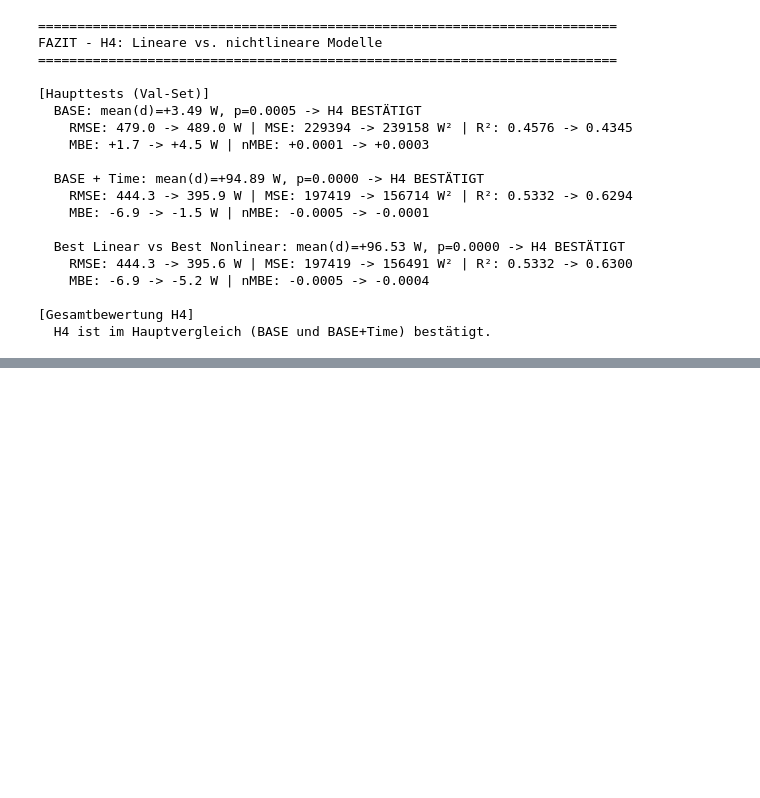
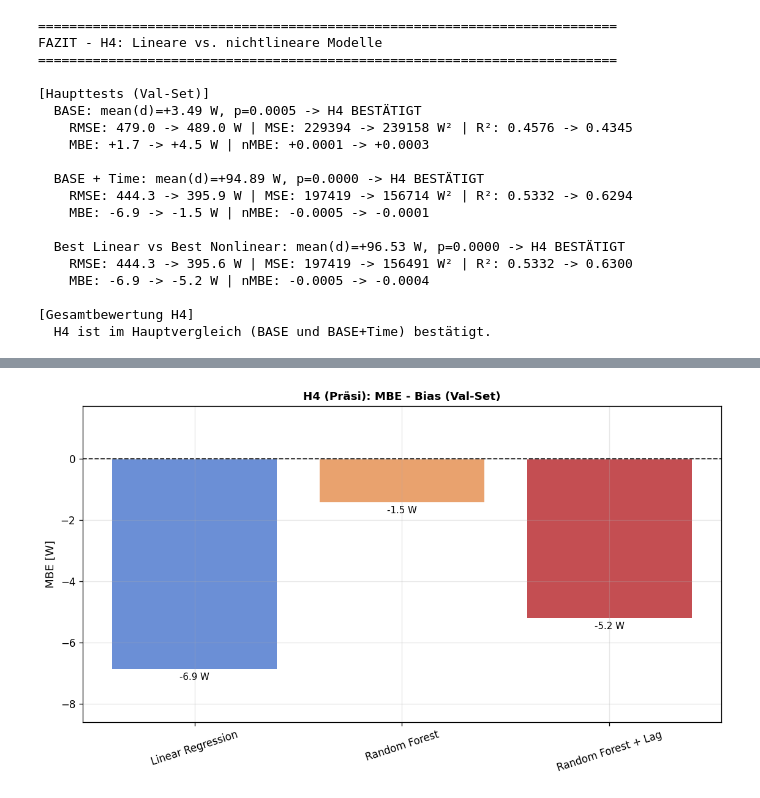
Before and after one commit to Anni075/KI-Project, a Jupyter notebook: notebooks/hypothesen/H04_linear_vs_nonlinear_models.ipynb, the cells around one changed output, grey strips where cells are left out. Cells and saved outputs as stored; diff of their text form; code cells hidden in the pictures; blank space fills up the shorter version.

```diff
--- a/notebooks/hypothesen/H04_linear_vs_nonlinear_models.ipynb
+++ b/notebooks/hypothesen/H04_linear_vs_nonlinear_models.ipynb
@@ -390,0 +444,40 @@ FAZIT - H4: Lineare vs. nichtlineare Modelle
+# %%
+# Separate MBE-Abbildung für die Präsi (gleiche Typografie wie in der Kombi-Abbildung)
+FONT_SUPTITLE = 12
+FONT_TITLE = 11
+FONT_LABEL = 11
+FONT_TICK = 10
+FONT_BARLABEL = 9
+
+PRESENTATION_MODELS_H4 = [
+    ('Linear Regression', 'Linear Regression + Time'),
+    ('Random Forest', 'Random Forest + Time'),
+    ('Random Forest + Lag', 'Random Forest + Time + Lag'),
+]
+
+display_labels = [label for label, _ in PRESENTATION_MODELS_H4]
+model_keys = [key for _, key in PRESENTATION_MODELS_H4]
+colors = [MODEL_COLORS[m] for m in model_keys]
+
+mbe_vals = [summary.loc[m, 'MBE [W]'] for m in model_keys]
+
+fig, ax = plt.subplots(figsize=(9.5, 5.5))
+bars = ax.bar(display_labels, mbe_vals, color=colors, edgecolor='white', linewidth=1.2)
+ax.bar_label(bars, fmt='%+.1f W', padding=3, fontsize=FONT_BARLABEL)
+ax.set_title('H4 (Präsi): MBE - Bias (Val-Set)', fontsize=FONT_TITLE, fontweight='bold')
+ax.set_ylabel('MBE [W]', fontsize=FONT_LABEL)
+ax.tick_params(axis='x', rotation=18, labelsize=FONT_TICK)
+ax.tick_params(axis='y', labelsize=FONT_TICK)
+
+mbe_min = min(mbe_vals)
+mbe_max = max(mbe_vals)
+pad = max(max(abs(mbe_min), abs(mbe_max)) * 0.25, 1e-4)
+lower = min(mbe_min - pad, -pad)
+upper = max(mbe_max + pad, pad)
+ax.set_ylim(lower, upper)
+ax.axhline(0, color='black', linestyle='--', linewidth=1.1, alpha=0.8)
+
+plt.tight_layout()
+plt.show()
+# %% [output]
+[figure, added]
```
Also changed, not shown: parts of 2 cells of this notebook, 1 other file.
